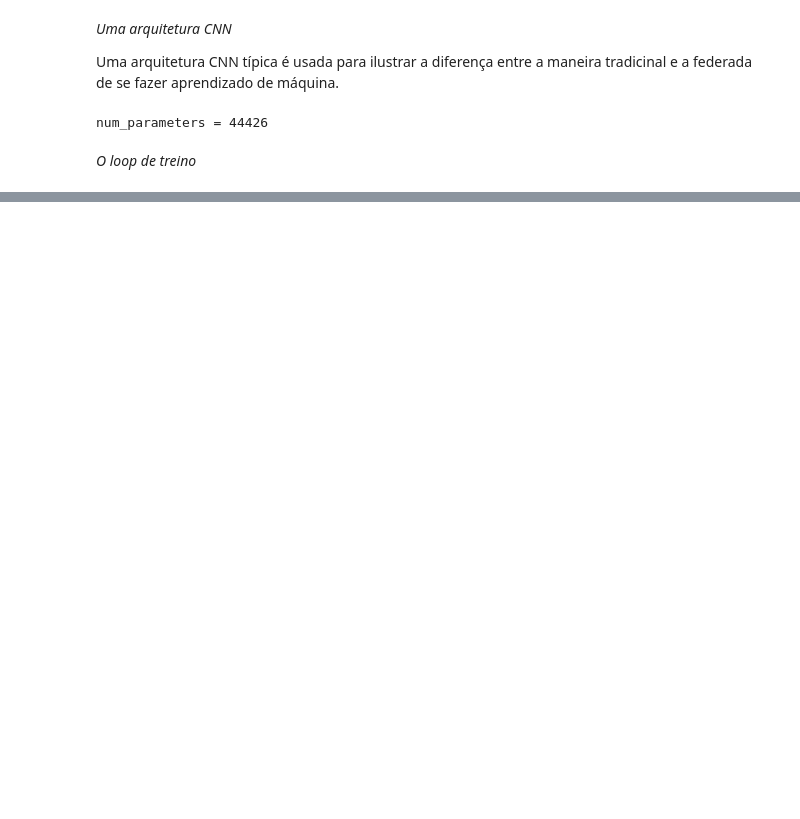
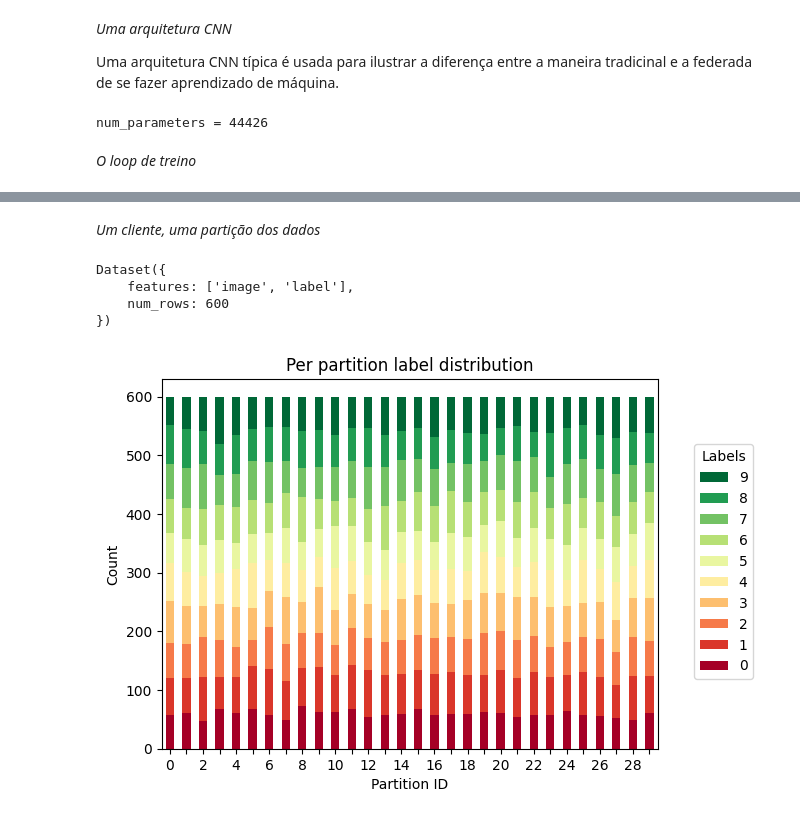
Before and after one commit to manuelamfo/exercicios_MachineLearning, a Jupyter notebook: exercicio_Flower.ipynb, the cells around one changed output, grey strips where cells are left out. Drawn from its saved outputs; the diff is of its cells as text; code cells hidden in the pictures; blank space fills up the shorter version.

Commit message:
Definição de ClientApp

```diff
--- a/exercicio_Flower.ipynb
+++ b/exercicio_Flower.ipynb
@@ -235,0 +226,38 @@ accuracy =0.9895
+# %% [markdown]
+*Um cliente, uma partição dos dados*
+# %%
+# para rodar o treinamento federado, é necessário importar o flower e dividir os dados entre os clientes de forma aleatória, para simular um ambiente real
+from flwr_datasets import FederatedDataset
+from flwr_datasets.partitioner import IidPartitioner
+
+NUM_PARTITIONS = 100
+
+partitioner = IidPartitioner(num_partitions=NUM_PARTITIONS)
+# com base nessa partição aleatória em 100 partes, o conjunto de dados é dividido entre si
+fds = FederatedDataset(dataset="ylecun/mnist", partitioners={"train": partitioner})
+# %%
+# para acessar os dados de um cliente específico, basta acessar o índice desejado
+partition_0 = fds.load_partition(0)
+partition_0
+# %% [output]
+Dataset({
+    features: ['image', 'label'],
+    num_rows: 600
+})
+# %%
+# para visualizar como os dados estão particionados entre os clientes, é interessante plotar um gráfico comparando a distribuição dos dados de treino entre os clientes
+from flwr_datasets.visualization import plot_label_distributions
+
+fig, ax, df = plot_label_distributions(
+    partitioner,
+    label_name="label",
+    plot_type="bar",
+    size_unit="absolute",
+    partition_id_axis="x",
+    legend=True,
+    verbose_labels=True,
+    max_num_partitions=30, # apenas os 30 primeiros clientes são exibidos
+    title="Per partition label distribution"
+)
+# %% [output]
+[figure, added]
```
Also changed, not shown: parts of 13 cells of this notebook.
